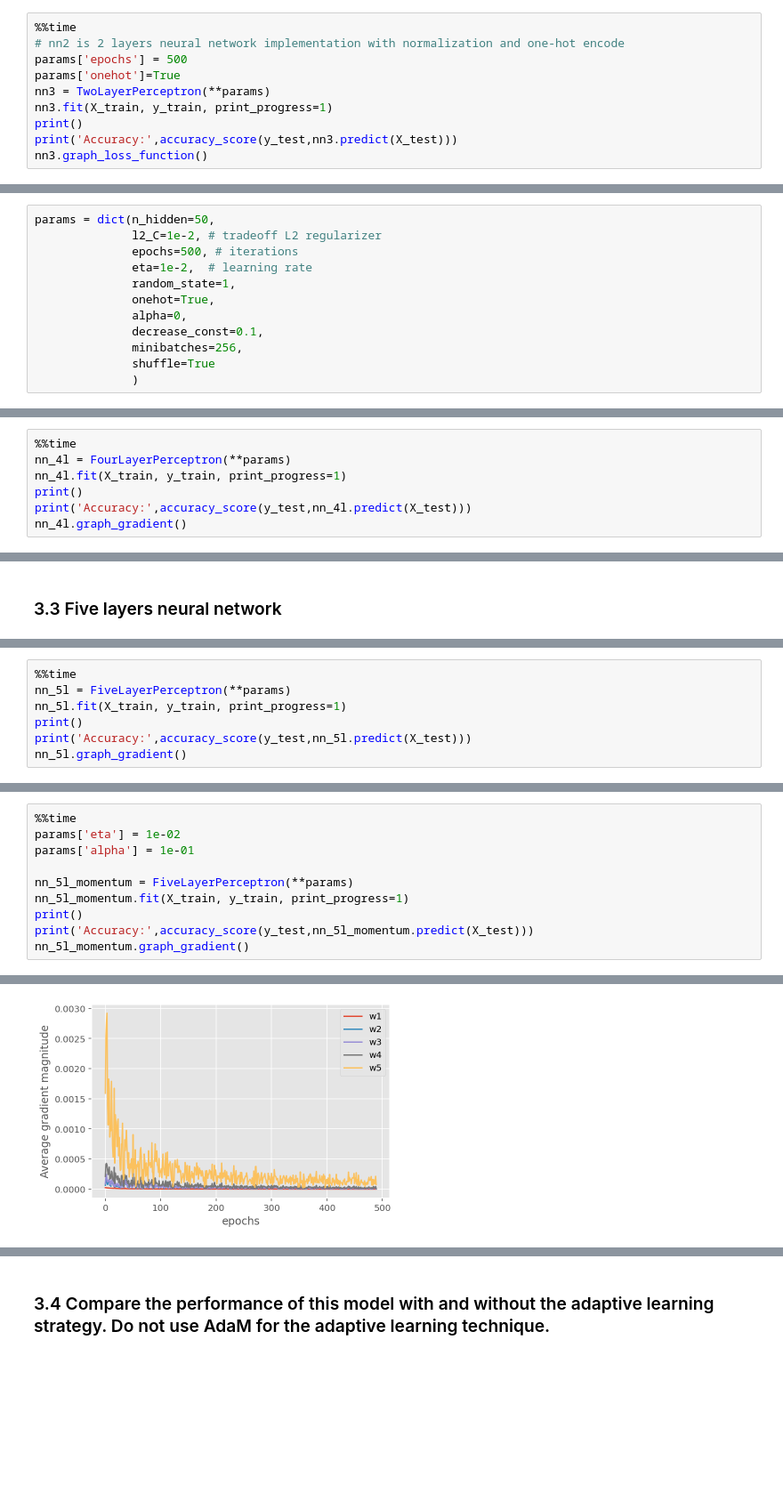
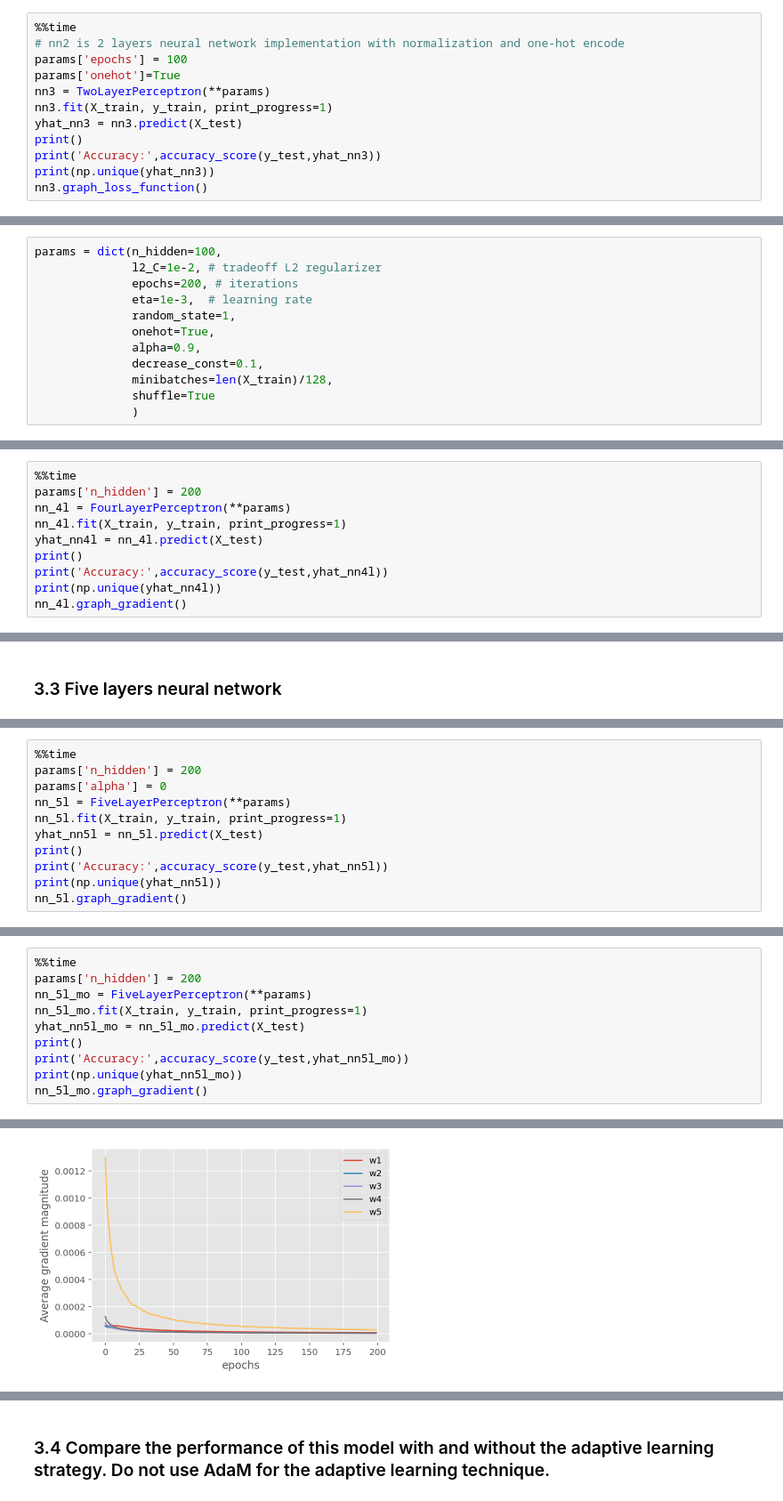
Before and after one commit to amor-tsai/MachineLearningNotebooks, a Jupyter notebook: Lab4.ipynb, the cells around one changed output, grey strips where cells are left out. Shown: that part at 89% size. Drawn from its saved outputs; the diff is of its cells as text; blank space fills up the shorter version.

```diff
--- a/Lab4.ipynb
+++ b/Lab4.ipynb
@@ -462,11 +487,13 @@ Wall time: 4min 24s
 # %%
 %%time
 # nn2 is 2 layers neural network implementation with normalization and one-hot encode
-params['epochs'] = 500
+params['epochs'] = 100
 params['onehot']=True
 nn3 = TwoLayerPerceptron(**params)
 nn3.fit(X_train, y_train, print_progress=1)
+yhat_nn3 = nn3.predict(X_test)
 print()
-print('Accuracy:',accuracy_score(y_test,nn3.predict(X_test)))
+print('Accuracy:',accuracy_score(y_test,yhat_nn3))
+print(np.unique(yhat_nn3))
 nn3.graph_loss_function()
 # %% [output]
@@ -672,15 +706,15 @@ class ThreeLayerPerceptron(TwoLayerPerceptronBase):
 
         return self
 # %%
-params = dict(n_hidden=50,
+params = dict(n_hidden=100,
               l2_C=1e-2, # tradeoff L2 regularizer
-              epochs=500, # iterations
-              eta=1e-2,  # learning rate
+              epochs=200, # iterations
+              eta=1e-3,  # learning rate
               random_state=1,
               onehot=True,
-              alpha=0,
+              alpha=0.9,
               decrease_const=0.1,
-              minibatches=256,
+              minibatches=len(X_train)/128,
               shuffle=True
               )
 # %%
@@ -865,9 +913,12 @@ class FourLayerPerceptron(TwoLayerPerceptronBase):
         return self
 # %%
 %%time
+params['n_hidden'] = 200
 nn_4l = FourLayerPerceptron(**params)
 nn_4l.fit(X_train, y_train, print_progress=1)
+yhat_nn4l = nn_4l.predict(X_test)
 print()
-print('Accuracy:',accuracy_score(y_test,nn_4l.predict(X_test)))
+print('Accuracy:',accuracy_score(y_test,yhat_nn4l))
+print(np.unique(yhat_nn4l))
 nn_4l.graph_gradient()
 # %% [output]
@@ -1062,9 +1125,13 @@ class FiveLayerPerceptron(TwoLayerPerceptronBase):
         return self
 # %%
 %%time
+params['n_hidden'] = 200
+params['alpha'] = 0
 nn_5l = FiveLayerPerceptron(**params)
 nn_5l.fit(X_train, y_train, print_progress=1)
+yhat_nn5l = nn_5l.predict(X_test)
 print()
-print('Accuracy:',accuracy_score(y_test,nn_5l.predict(X_test)))
+print('Accuracy:',accuracy_score(y_test,yhat_nn5l))
+print(np.unique(yhat_nn5l))
 nn_5l.graph_gradient()
 # %% [output]
@@ -1076,11 +1144,11 @@ Wall time: 3min 9s
 # %%
 %%time
-params['eta'] = 1e-02
-params['alpha'] = 1e-01
-
-nn_5l_momentum = FiveLayerPerceptron(**params)
-nn_5l_momentum.fit(X_train, y_train, print_progress=1)
+params['n_hidden'] = 200
+nn_5l_mo = FiveLayerPerceptron(**params)
+nn_5l_mo.fit(X_train, y_train, print_progress=1)
+yhat_nn5l_mo = nn_5l_mo.predict(X_test)
 print()
-print('Accuracy:',accuracy_score(y_test,nn_5l_momentum.predict(X_test)))
-nn_5l_momentum.graph_gradient()
+print('Accuracy:',accuracy_score(y_test,yhat_nn5l_mo))
+print(np.unique(yhat_nn5l_mo))
+nn_5l_mo.graph_gradient()
 # %% [output]
@@ -1089 +1158 @@ Accuracy: 0.24903740374037403
-[figure, old version]
+[figure, new version]
```
Also changed, not shown: parts of 38 cells of this notebook.
